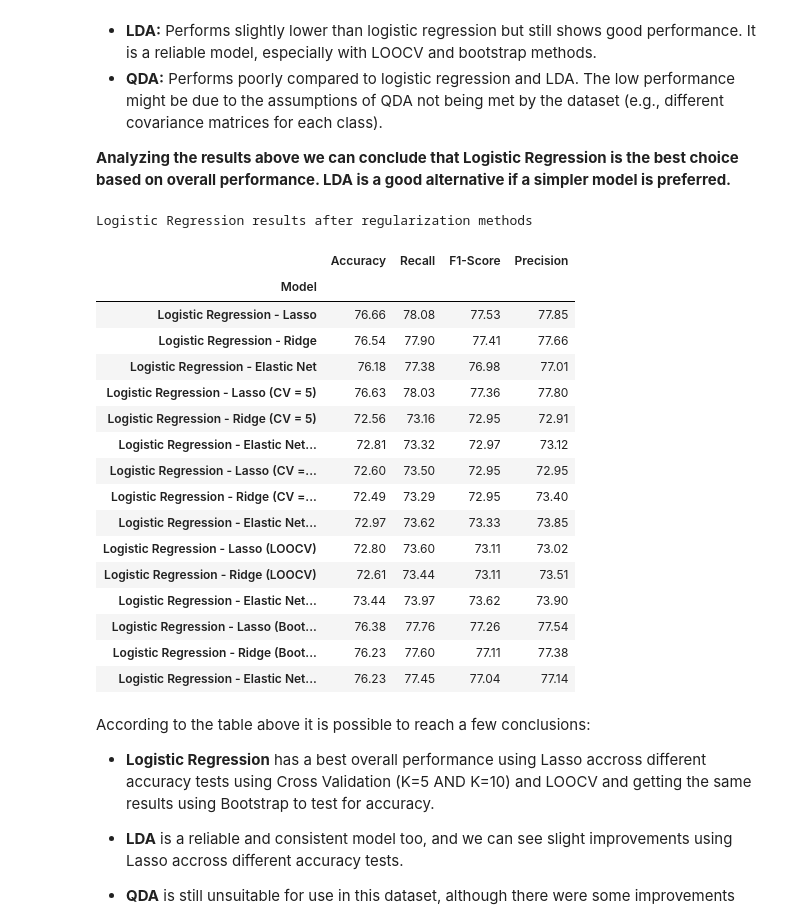
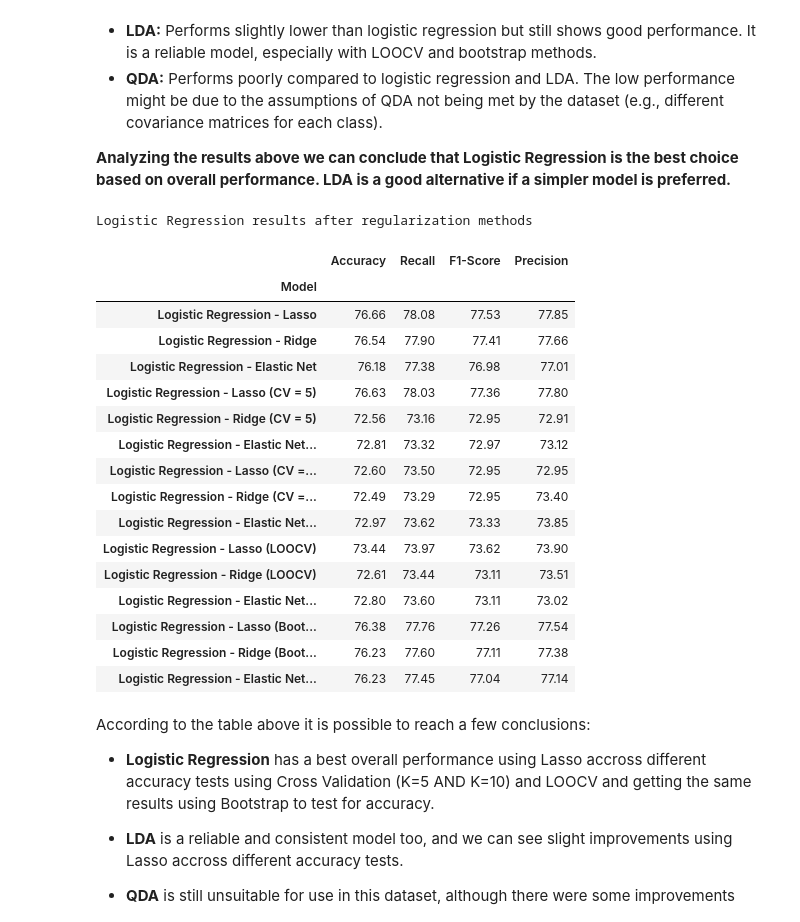
Before and after one commit to jorgemartins1986/APRAU_1050497_1050532, a Jupyter notebook: assignment.ipynb, the cells around one changed output. Saved outputs shown, nothing was run; the diff lists cells and outputs as text; code cells hidden in the pictures.

```diff
--- a/assignment.ipynb
+++ b/assignment.ipynb
@@ -1070,40 +1084,40 @@ results_after_regu = {
     "Model": [
         "Logistic Regression - Lasso", "Logistic Regression - Ridge", "Logistic Regression - Elastic Net",
         "Logistic Regression - Lasso (CV = 5)", "Logistic Regression - Ridge (CV = 5)", "Logistic Regression - Elastic Net (CV = 5)",
         "Logistic Regression - Lasso (CV = 10)", "Logistic Regression - Ridge (CV = 10)", "Logistic Regression - Elastic Net (CV = 10)",
         "Logistic Regression - Lasso (LOOCV)", "Logistic Regression - Ridge (LOOCV)", "Logistic Regression - Elastic Net (LOOCV)",
         "Logistic Regression - Lasso (Bootstrap)", "Logistic Regression - Ridge (Bootstrap)", "Logistic Regression - Elastic Net (Bootstrap)"
     ],
-    "Accuracy": [76.66, 76.54, 76.18, 76.63, 72.56, 72.81, 72.60, 72.49, 72.97, 72.80, 72.61, 73.44, 76.38, 76.23, 76.23],
-    "Recall": [78.08, 77.90, 77.38, 78.03, 73.16, 73.32, 73.50, 73.29, 73.62, 73.60, 73.44, 73.97, 77.76, 77.60, 77.45],
-    "F1-Score": [77.53, 77.41, 76.98, 77.36, 72.95, 72.97, 72.95, 72.95, 73.33, 73.11, 73.11, 73.62, 77.26, 77.11, 77.04],
-    "Precision": [77.85, 77.66, 77.01, 77.80, 72.91, 73.12, 72.95, 73.40, 73.85, 73.02, 73.51, 73.90, 77.54, 77.38, 77.14],
+    "Accuracy": [76.66, 76.54, 76.18, 76.63, 72.56, 72.81, 72.60, 72.49, 72.97, 73.44, 72.61, 72.80, 76.38, 76.23, 76.23],
+    "Recall": [78.08, 77.90, 77.38, 78.03, 73.16, 73.32, 73.50, 73.29, 73.62, 73.97, 73.44, 73.60, 77.76, 77.60, 77.45],
+    "F1-Score": [77.53, 77.41, 76.98, 77.36, 72.95, 72.97, 72.95, 72.95, 73.33, 73.62, 73.11, 73.11, 77.26, 77.11, 77.04],
+    "Precision": [77.85, 77.66, 77.01, 77.80, 72.91, 73.12, 72.95, 73.40, 73.85, 73.90, 73.51, 73.02, 77.54, 77.38, 77.14],
 }
 
 # Create a DataFrame
 results_after_regu_df = pd.DataFrame(results_after_regu)
 
 # Display the DataFrame without the index
 results_after_regu_df = results_after_regu_df.set_index('Model')
 
 html = f"<h2>Logistic Regression results after regularization methods</h2>" + results_after_regu_df.to_html()
 display(HTML(html))
 # %% [output]
 Logistic Regression results after regularization methods
 |  | Accuracy | Recall | F1-Score | Precision |
 | Model |  |  |  |  |
 | Logistic Regression - Lasso | 76.66 | 78.08 | 77.53 | 77.85 |
 | Logistic Regression - Ridge | 76.54 | 77.90 | 77.41 | 77.66 |
 | Logistic Regression - Elastic Net | 76.18 | 77.38 | 76.98 | 77.01 |
 | Logistic Regression - Lasso (CV = 5) | 76.63 | 78.03 | 77.36 | 77.80 |
 | Logistic Regression - Ridge (CV = 5) | 72.56 | 73.16 | 72.95 | 72.91 |
 | Logistic Regression - Elastic Net... | 72.81 | 73.32 | 72.97 | 73.12 |
 | Logistic Regression - Lasso (CV =... | 72.60 | 73.50 | 72.95 | 72.95 |
 | Logistic Regression - Ridge (CV =... | 72.49 | 73.29 | 72.95 | 73.40 |
 | Logistic Regression - Elastic Net... | 72.97 | 73.62 | 73.33 | 73.85 |
-| Logistic Regression - Lasso (LOOCV) | 72.80 | 73.60 | 73.11 | 73.02 |
+| Logistic Regression - Lasso (LOOCV) | 73.44 | 73.97 | 73.62 | 73.90 |
 | Logistic Regression - Ridge (LOOCV) | 72.61 | 73.44 | 73.11 | 73.51 |
-| Logistic Regression - Elastic Net... | 73.44 | 73.97 | 73.62 | 73.90 |
+| Logistic Regression - Elastic Net... | 72.80 | 73.60 | 73.11 | 73.02 |
 | Logistic Regression - Lasso (Boot... | 76.38 | 77.76 | 77.26 | 77.54 |
 | Logistic Regression - Ridge (Boot... | 76.23 | 77.60 | 77.11 | 77.38 |
 | Logistic Regression - Elastic Net... | 76.23 | 77.45 | 77.04 | 77.14 |
```
Also changed, not shown: parts of 25 cells of this notebook, 1 other file.
